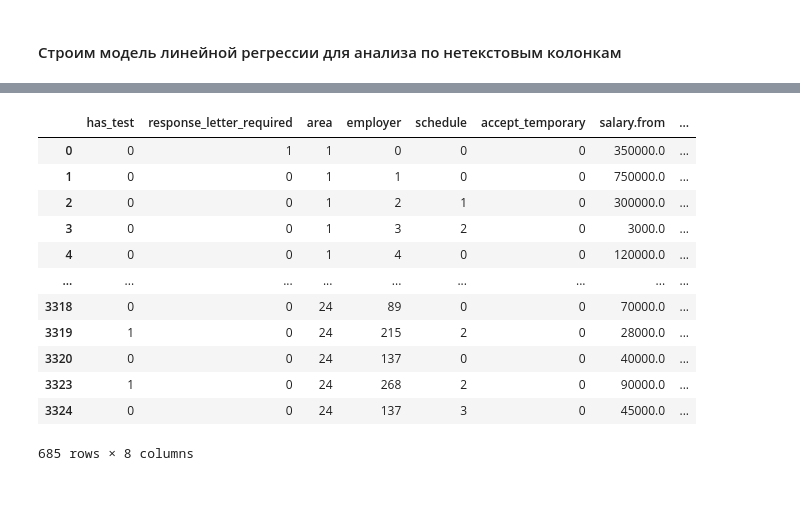
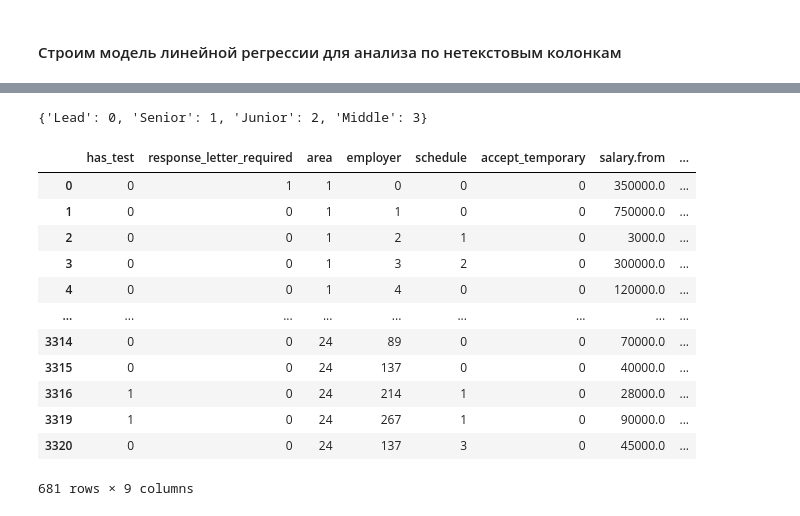
Before and after one commit to Itillonis/DA_Project, a Jupyter notebook: Final project.ipynb, the cells around one changed output, grey strips where cells are left out. Cells and saved outputs as stored; diff of their text form; code cells hidden in the pictures.

```diff
--- a/Final project.ipynb
+++ b/Final project.ipynb
@@ -258,0 +326,6 @@ vacs_and_skills
+# %%
+predicted_level = pd.Series(level_fit.predict(description_nl[:, :22320]))
+predicted_level = predicted_level.apply(lambda x:levels_dict[x])
+predicted_level = pd.DataFrame(predicted_level)
+predicted_level['id'] = vacs_and_skills[vacs_and_skills['Level'].isnull()].reset_index()['id']
+predicted_level
@@ -258,0 +346,6 @@ vacs_and_skills
+# %%
+vacs_and_skills = vacs_and_skills.join(predicted_level.set_index('id'), on='id')
+# %%
+vacs_and_skills['Level'].fillna(vacs_and_skills[0], inplace=True)
+vacs_and_skills.drop(labels = [0], axis = 1, inplace = True)
+vacs_and_skills
@@ -369,3 +465,8 @@ lr_df
+# %%
+levels_dict = {y: x for x, y in levels_dict.items()}
+levels_dict
+# %% [output]
+{'Lead': 0, 'Senior': 1, 'Junior': 2, 'Middle': 3}
 # %%
 emp_dict = pd.Series(lr_df['employer'].unique()).to_dict()
 emp_dict = {y: x for x, y in emp_dict.items()}
@@ -379,22 +480,23 @@ schedule_dict = {y: x for x, y in schedule_dict.items()}
 # %%
 lr_df['employer'] = lr_df['employer'].apply(lambda x:emp_dict[x])
 lr_df['schedule'] = lr_df['schedule'].apply(lambda x:schedule_dict[x])
 lr_df['area'] = lr_df['area'].apply(lambda x:reg_dict[x])
+lr_df['Level'] = lr_df['Level'].apply(lambda x:levels_dict[x])
 lr_df
 # %% [output]
 |  | has_test | response_letter_required | area | employer | schedule | accept_temporary | salary.from | ... |
 | 0 | 0 | 1 | 1 | 0 | 0 | 0 | 350000.0 | ... |
 | 1 | 0 | 0 | 1 | 1 | 0 | 0 | 750000.0 | ... |
-| 2 | 0 | 0 | 1 | 2 | 1 | 0 | 300000.0 | ... |
-| 3 | 0 | 0 | 1 | 3 | 2 | 0 | 3000.0 | ... |
+| 2 | 0 | 0 | 1 | 2 | 1 | 0 | 3000.0 | ... |
+| 3 | 0 | 0 | 1 | 3 | 2 | 0 | 300000.0 | ... |
 | 4 | 0 | 0 | 1 | 4 | 0 | 0 | 120000.0 | ... |
 | ... | ... | ... | ... | ... | ... | ... | ... | ... |
-| 3318 | 0 | 0 | 24 | 89 | 0 | 0 | 70000.0 | ... |
-| 3319 | 1 | 0 | 24 | 215 | 2 | 0 | 28000.0 | ... |
-| 3320 | 0 | 0 | 24 | 137 | 0 | 0 | 40000.0 | ... |
-| 3323 | 1 | 0 | 24 | 268 | 2 | 0 | 90000.0 | ... |
-| 3324 | 0 | 0 | 24 | 137 | 3 | 0 | 45000.0 | ... |
+| 3314 | 0 | 0 | 24 | 89 | 0 | 0 | 70000.0 | ... |
+| 3315 | 0 | 0 | 24 | 137 | 0 | 0 | 40000.0 | ... |
+| 3316 | 1 | 0 | 24 | 214 | 1 | 0 | 28000.0 | ... |
+| 3319 | 1 | 0 | 24 | 267 | 1 | 0 | 90000.0 | ... |
+| 3320 | 0 | 0 | 24 | 137 | 3 | 0 | 45000.0 | ... |
-685 rows × 8 columns
+681 rows × 9 columns
 # %%
 from sklearn.linear_model import LinearRegression as lr
 X_train, X_test, y_train, y_test = train_test_split(lr_df.drop('salary.from',axis=1),
```
Also changed, not shown: parts of 34 cells of this notebook.
